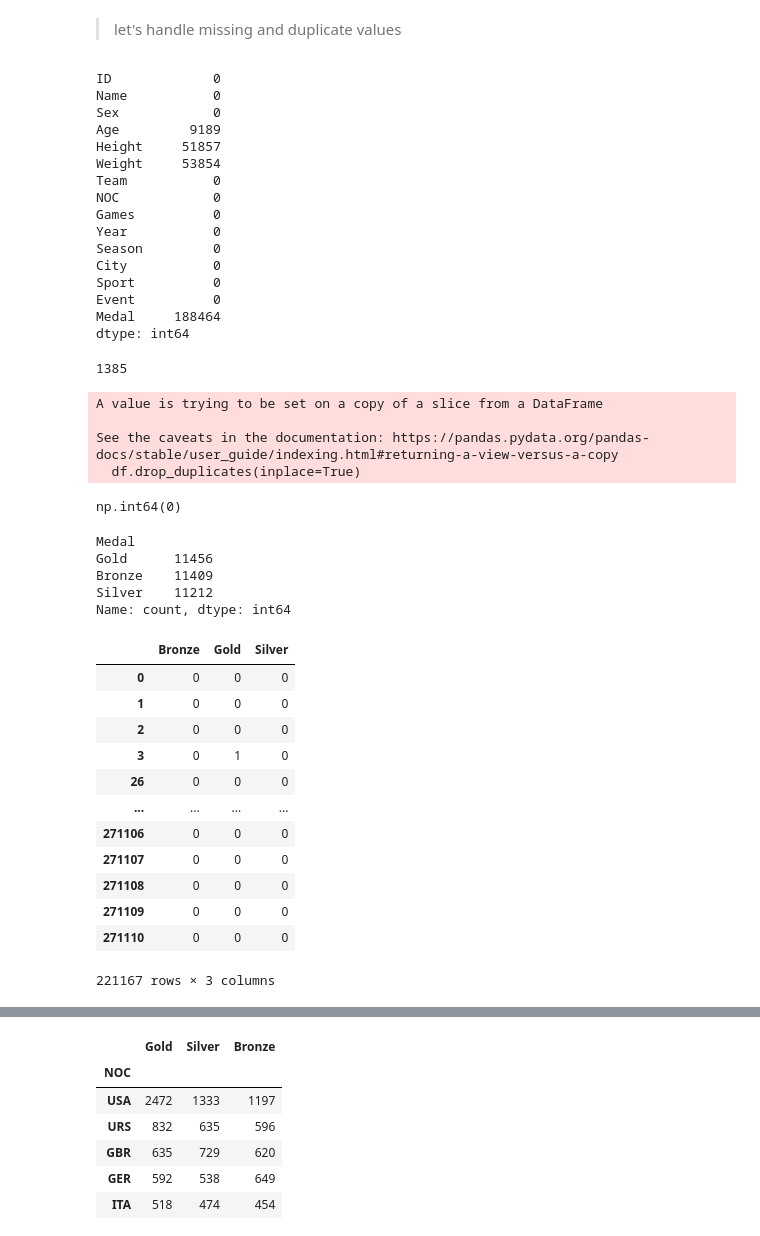
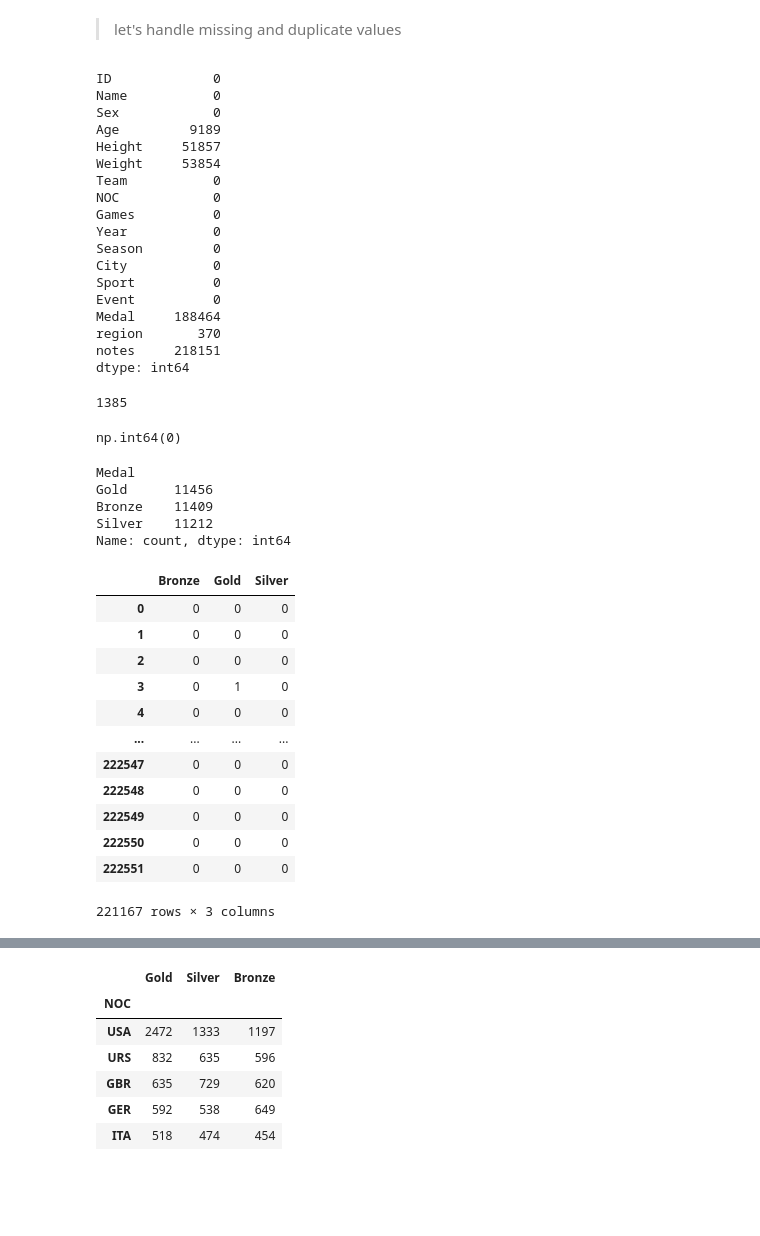
Before and after one commit to Shrikantlala24/Olympics_Data_analysis, a Jupyter notebook: Project_Notebook.ipynb, the cells around one changed output, grey strips where cells are left out. Cells and saved outputs as stored; diff of their text form; code cells hidden in the pictures; blank space fills up the shorter version.

```diff
--- a/Project_Notebook.ipynb
+++ b/Project_Notebook.ipynb
@@ -110,7 +110,8 @@ df.head()
 # %% [markdown]
 > now let's merge both the datsets
 # %%
-df.merge(regions,on="NOC", how="left").head()
+df = df.merge(regions,on="NOC", how="left")
+df.head()
 # %% [output]
 |  | ID | Name | Sex | Age | Height | Weight | Team | NOC | Games | Year | Season | ... |
 | 0 | 1 | A Dijiang | M | 24.0 | 180.0 | 80.0 | China | CHN | 1992 Summer | 1992 | Summer | ... |
@@ -139,6 +140,8 @@ City           0
 Sport          0
 Event          0
 Medal     188464
+region       370
+notes     218151
 dtype: int64
 # %%
 print(df.duplicated().sum())
@@ -146,11 +149,7 @@ df.drop_duplicates(inplace=True)
 df.duplicated().sum()
 # %% [output]
 1385
-A value is trying to be set on a copy of a slice from a DataFrame
-
-See the caveats in the documentation: https://pandas.pydata.org/pandas-docs/stable/user_guide/indexing.html#returning-a-view-versus-a-copy
-  df.drop_duplicates(inplace=True)
+np.int64(0)
-np.int64(0)
 # %%
 df.Medal.value_counts()
 # %% [output]
@@ -160,20 +159,20 @@ Bronze    11409
 Silver    11212
 Name: count, dtype: int64
 # %%
-encod = pd.get_dummies(summer.Medal).astype(int)
+encod = pd.get_dummies(df.Medal).astype(int)
 encod
 # %% [output]
 |  | Bronze | Gold | Silver |
 | 0 | 0 | 0 | 0 |
 | 1 | 0 | 0 | 0 |
 | 2 | 0 | 0 | 0 |
 | 3 | 0 | 1 | 0 |
-| 26 | 0 | 0 | 0 |
+| 4 | 0 | 0 | 0 |
 | ... | ... | ... | ... |
-| 271106 | 0 | 0 | 0 |
-| 271107 | 0 | 0 | 0 |
-| 271108 | 0 | 0 | 0 |
-| 271109 | 0 | 0 | 0 |
-| 271110 | 0 | 0 | 0 |
+| 222547 | 0 | 0 | 0 |
+| 222548 | 0 | 0 | 0 |
+| 222549 | 0 | 0 | 0 |
+| 222550 | 0 | 0 | 0 |
+| 222551 | 0 | 0 | 0 |
 221167 rows × 3 columns
 # %%
```
Also changed, not shown: parts of 6 cells of this notebook, 2 other files.
